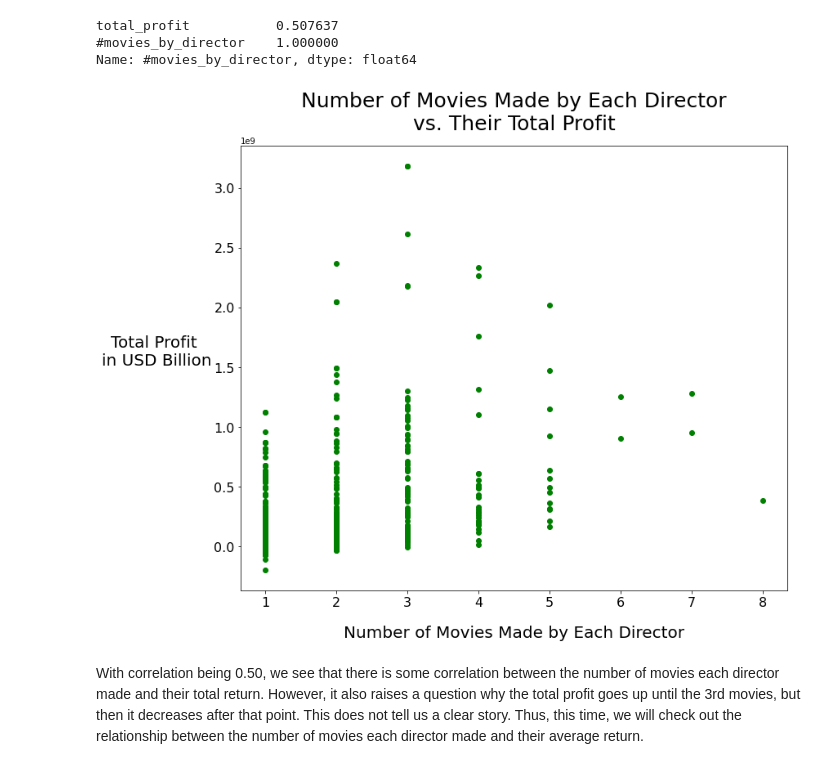
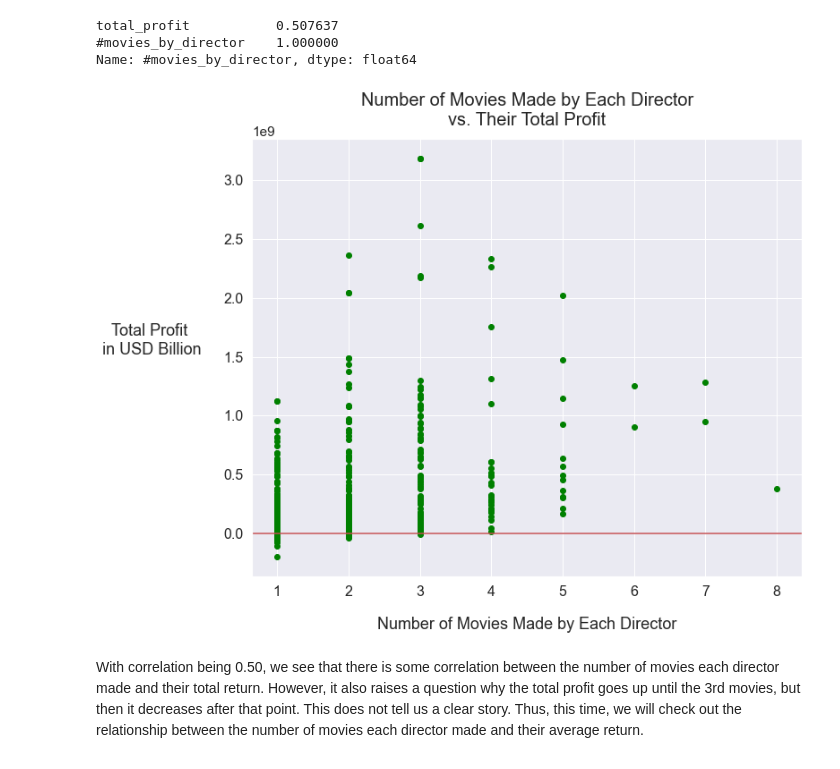
Before and after one commit to sbaltodano/dsc-phase-1-project, a Jupyter notebook: Sejin-EDA.ipynb, the cells around one changed output. Drawn from its saved outputs; the diff is of its cells as text; code cells hidden in the pictures.

```diff
--- a/Sejin-EDA.ipynb
+++ b/Sejin-EDA.ipynb
@@ -106,10 +106,9 @@ top10_profit
 | Avengers: Age of Ultron 2015 | 1072413963 | [Action, Adventure, Sci-Fi] | [Joss Whedon] |
 # %%
 # Visualizing the top 10 movies by 'profit'
-# Bar chart
-ax1 = top10_profit.plot(kind='barh', figsize=(20,12), fontsize=25)
-
-ax1.set_xlabel("Profit in USD Billion", fontsize=25, labelpad=20)
-ax1.set_title("Top 10 Movies by Profit 2010-2020", fontsize=35, pad=30)
-ax1.legend(bbox_to_anchor=(1, 1), loc='upper left', ncol=1, fontsize=20);
+sns.set(font_scale=1.4)
+top10_profit.plot(kind='barh', figsize=(10, 6), rot=0)
+plt.xlabel("Profit in USD Billion", labelpad=14)
+plt.ylabel("")
+plt.title("Top 10 Movies by Profit 2010-2020", y=1.02, fontsize=20);
 # %% [output]
@@ -207,16 +206,17 @@ total_profit           0.507637
 Name: #movies_by_director, dtype: float64
 # %%
 # Scatter plot of the relationship between the number of movies each director made and their total profit(performance)
-fig, ax = plt.subplots(figsize=(12,10))
+fig, ax = plt.subplots(figsize=(11,9))
 
 ax.scatter(director_total['#movies_by_director'], director_total['total_profit'], color="green")
-ax.set_title("Number of Movies Made by Each Director\nvs. Their Total Profit", fontsize=25, pad=20)
-ax.set_xlabel("Number of Movies Made by Each Director", fontsize=20, labelpad=20)
-ax.set_ylabel("Total Profit \nin USD Billion", fontsize=20, labelpad=70, rotation=0);
+ax.set_title("Number of Movies Made by Each Director\nvs. Their Total Profit", fontsize=20, pad=15)
+ax.set_xlabel("Number of Movies Made by Each Director", fontsize=18, labelpad=20)
+ax.set_ylabel("Total Profit \nin USD Billion", fontsize=18, labelpad=80, rotation=0);
 for label in (ax.get_xticklabels() + ax.get_yticklabels()):
     label.set_fontsize(16)
+ax.axhline(y=1, c='r');
 # %% [output]
-[figure, old version]
+[figure, new version]
 # %% [markdown]
 With correlation being 0.50, we see that there is some correlation between the number of movies each director made and their total return. However, it also raises a question why the total profit goes up until the 3rd movies, but then it decreases after that point. This does not tell us a clear story. Thus, this time, we will check out the relationship between the number of movies each director made and their average return.
 # %%
```
Also changed, not shown: parts of 10 cells of this notebook.
